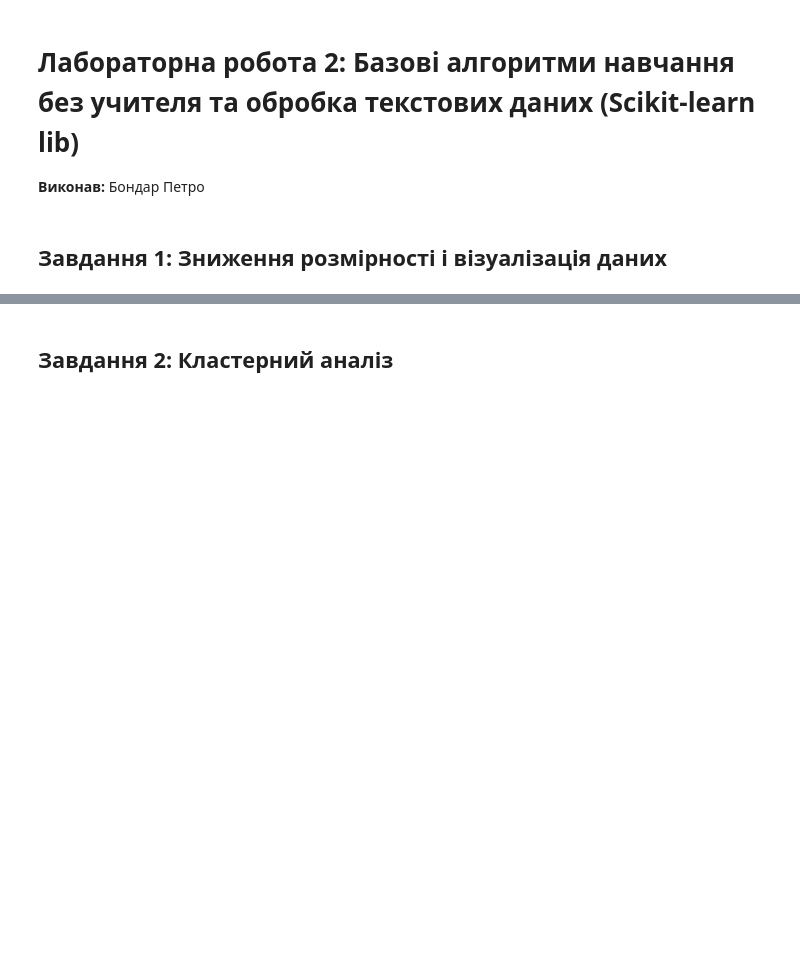
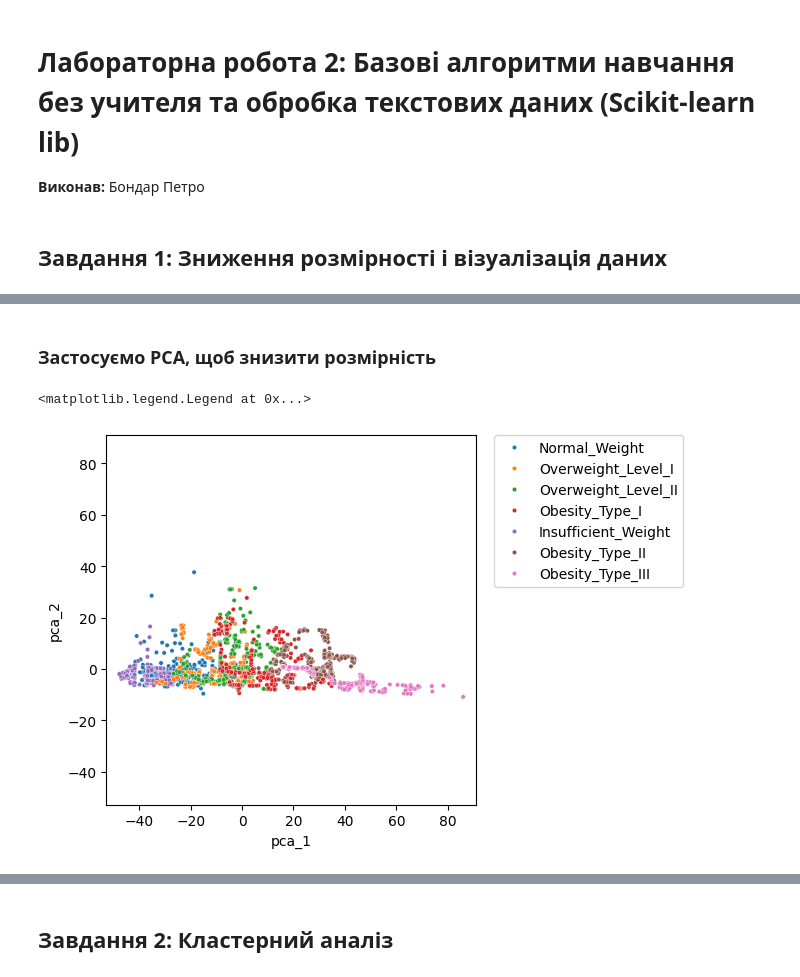
Before and after one commit to Pechenkya/DataAnalysis2024_Lab2_Bondar, a Jupyter notebook: lab2.ipynb, the cells around one changed output, grey strips where cells are left out. Drawn from its saved outputs; the diff is of its cells as text; code cells hidden in the pictures; blank space fills up the shorter version.

```diff
--- a/lab2.ipynb
+++ b/lab2.ipynb
@@ -31,0 +75,18 @@ Index(['Gender', 'Age', 'Height', 'Weight', 'FAM_OVERWEIGHT', 'FAVC', 'FCVC',
+# %% [markdown]
+### Застосуємо PCA, щоб знизити розмірність
+# %%
+pca = PCA(n_components=2)
+pca_result = pca.fit_transform(X)
+
+pca_result_df = pd.DataFrame({'pca_1': pca_result[:,0], 'pca_2': pca_result[:,1], 'label': y})
+
+fig, ax = plt.subplots(1)
+sns.scatterplot(x='pca_1', y='pca_2', hue='label', data=pca_result_df, ax=ax,s=10)
+lim = (pca_result.min()-5, pca_result.max()+5)
+ax.set_xlim(lim)
+ax.set_ylim(lim)
+ax.set_aspect('equal')
+ax.legend(bbox_to_anchor=(1.05, 1), loc=2, borderaxespad=0.0)
+# %% [output]
+<matplotlib.legend.Legend at 0x...>
+[figure, added]
```
Also changed, not shown: parts of 45 cells of this notebook.
